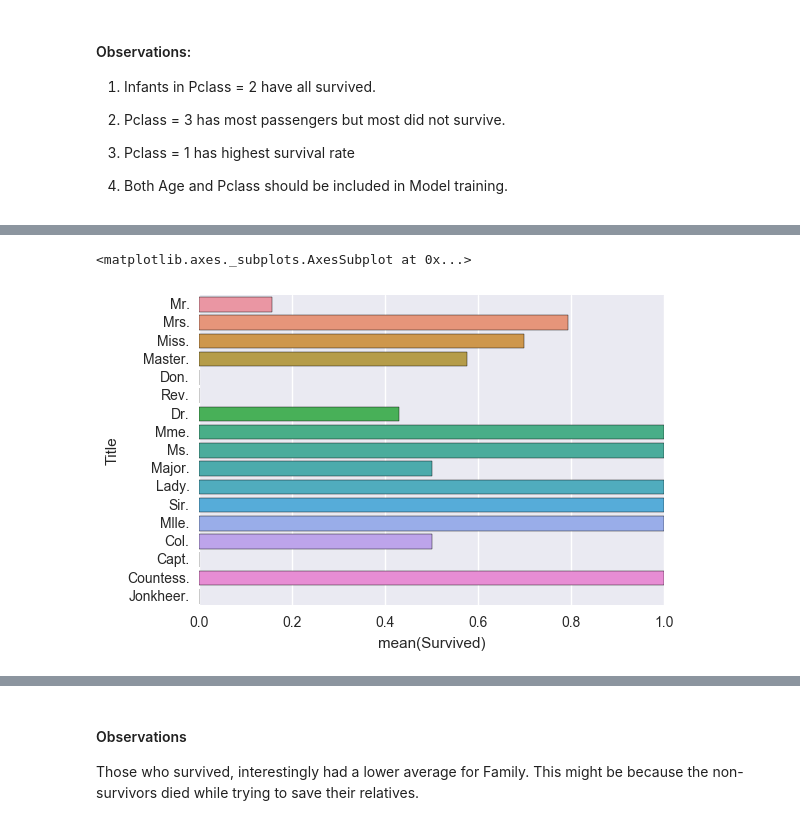
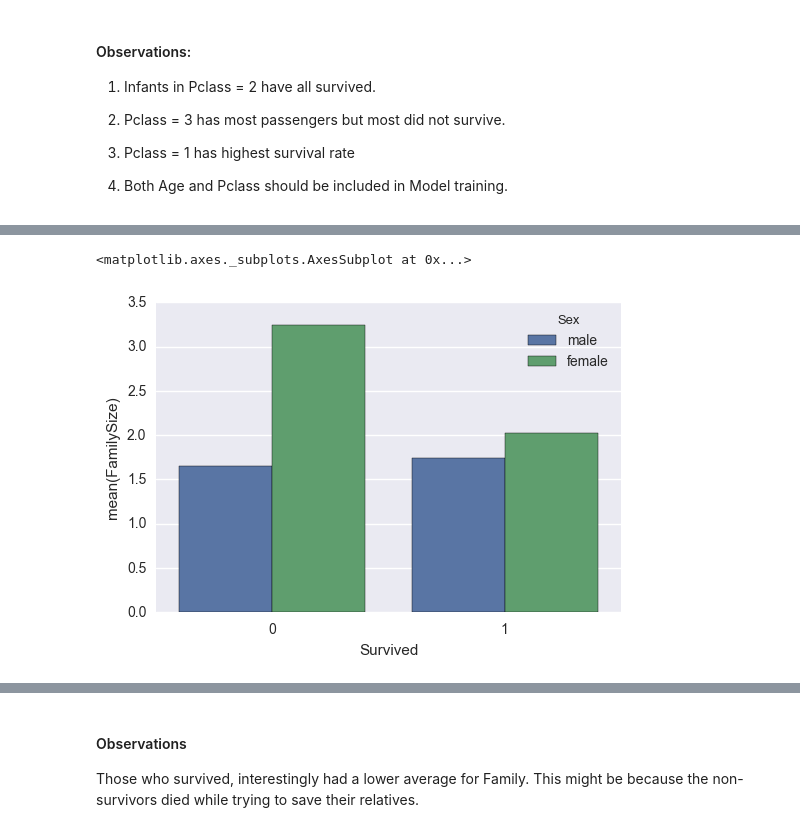
Before and after one commit to sharan-naribole/kaggle-titanic, a Jupyter notebook: Titanic - Deck FarePerPerson.ipynb, the cells around one changed output, grey strips where cells are left out. Saved outputs shown, nothing was run; the diff lists cells and outputs as text; code cells hidden in the pictures.

```diff
--- a/Titanic - Deck FarePerPerson.ipynb
+++ b/Titanic - Deck FarePerPerson.ipynb
@@ -268,20 +248,19 @@ train_df.head()
 # %% [markdown]
 ## Family
-# %%
-# Adding Family as a new Feature column in train_df. Family = Parch + SibSp
-train_df['Family'] = train_df['Parch'] + train_df['SibSp'] + 1
-test_df['Family'] = test_df['Parch'] + train_df['SibSp'] + 1
-
-train_df.drop(['Parch','SibSp'],axis=1,inplace=True)
-test_df.drop(['Parch','SibSp'],axis=1,inplace=True)
+# %%
+# Adding Family as a new Feature column in train_df. Family = Parch + SibSp
+combined_df['FamilySize'] = train_df['Parch'] + train_df['SibSp'] + 1
+
+combined_df['Singleton'] = combined_df['FamilySize'].map(lambda s : 1 if s == 1 else 0)
+combined_df['SmallFamily'] = combined_df['FamilySize'].map(lambda s : 1 if 2<=s<=4 else 0)
+combined_df['LargeFamily'] = combined_df['FamilySize'].map(lambda s : 1 if 5<=s else 0)
 # %% [markdown]
 ## Titles
 
 Several names have titles that can provide another degree of freedom in our Analysis. Titles indicate the whether the passenger was a Civilian or Staff member in Titanic. Also, they indicate an adult vs child, honorary member vs regular citizen etc.
 # %%
 # Adding Title feature
-train_df['Title'] = train_df.Name.map(lambda name:name.split(',')[1].split('.')[0].strip())
-test_df['Title'] = test_df.Name.map(lambda name:name.split(',')[1].split('.')[0].strip())
+combined_df['Title'] = combined_df.Name.map(lambda name:name.split(',')[1].split('.')[0].strip())
 
 # a map of more aggregated titles
 Title_Dictionary = {
@@ -306,9 +285,5 @@ Title_Dictionary = {
 
                         }
 
-train_df['Title'] = train_df.Title.map(Title_Dictionary)
-test_df['Title'] = test_df.Title.map(Title_Dictionary)
-
-train_df = train_df.drop(['Name'], axis=1)
-test_df = test_df.drop(['Name'], axis=1)
+combined_df['Title'] = combined_df.Title.map(Title_Dictionary)
 # %%
@@ -392,3 +366,6 @@ grid.add_legend();
 3) Pclass = 1 has highest survival rate
 
 4) Both Age and Pclass should be included in Model training.
+# %%
+train_df = pd.concat([combined_df.iloc[:891,:],Y_train],axis=1)
+sns.barplot(x="Survived", y="Title", data = train_df, ci=False)
@@ -395,5 +381,5 @@ grid.add_legend();
 # %%
-sns.barplot(x="Survived", y="Title", data = train_df, ci=False)
+sns.barplot(x="Survived", y="FamilySize", hue="Sex",data = train_df, ci=False)
 # %% [output]
 <matplotlib.axes._subplots.AxesSubplot at 0x...>
-[figure, old version]
+[figure, new version]
```
Also changed, not shown: parts of 42 cells of this notebook.
